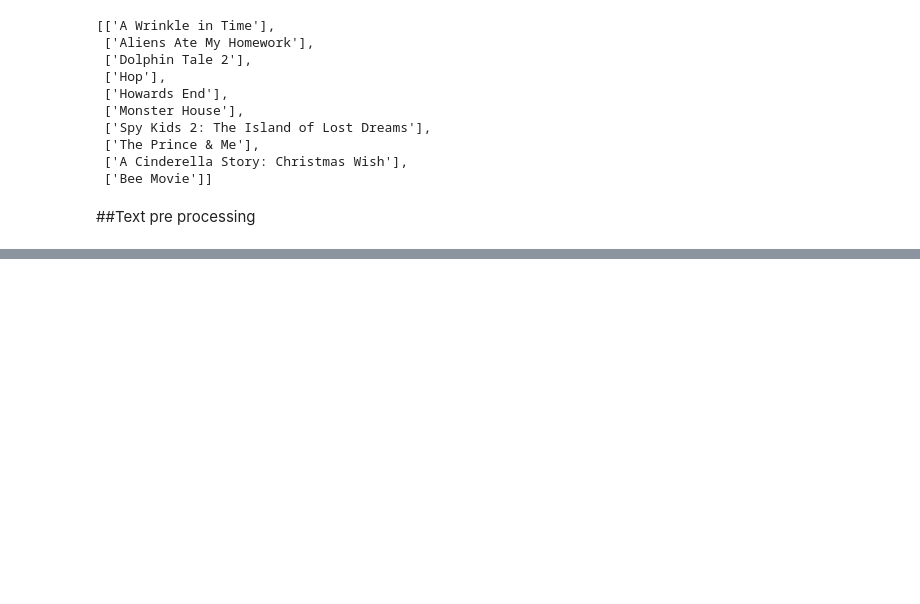
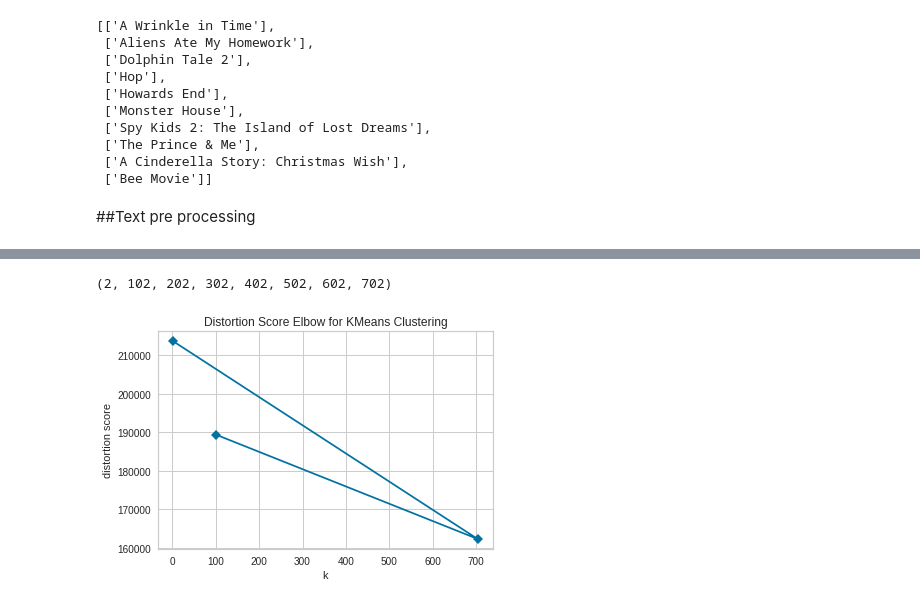
Before and after one commit to issatyajit/Netflix-recommender-system, a Jupyter notebook: NETFLIX_MOVIES_AND_TV_SHOWS_CLUSTERING.ipynb, the cells around one changed output, grey strips where cells are left out. Cells and saved outputs as stored; diff of their text form; code cells hidden in the pictures; blank space fills up the shorter version.

```diff
--- a/NETFLIX_MOVIES_AND_TV_SHOWS_CLUSTERING.ipynb
+++ b/NETFLIX_MOVIES_AND_TV_SHOWS_CLUSTERING.ipynb
@@ -717,0 +729,6 @@ rdf.head()
+# %%
+for col in one_hot_country:
+  if int(rdf[col].sum())<6:
+    rdf.drop(columns=[col],inplace=True)
+  else:
+    pass
@@ -717,0 +751,4 @@ rdf.head()
+# %%
+x=rdf.iloc[:,2:]
+# %%
+df_arr=x.to_numpy()
@@ -717,0 +771,15 @@ rdf.head()
+# %%
+def get_elbowplot(X,max_k,skip_val):
+  model = KMeans()
+  visualizer = KElbowVisualizer(
+  model, k=(k for k in range(2,max_k,skip_val)), metric='distortion',timings=False)
+  visualizer.fit(X)
+  visualizer.show()
+# %%
+tuple(x for x in range(2,703,100))
+# %% [output]
+(2, 102, 202, 302, 402, 502, 602, 702)
+# %%
+get_elbowplot(df_arr,703,100)
+# %% [output]
+[figure, added]
```
Also changed, not shown: parts of 18 cells of this notebook.
